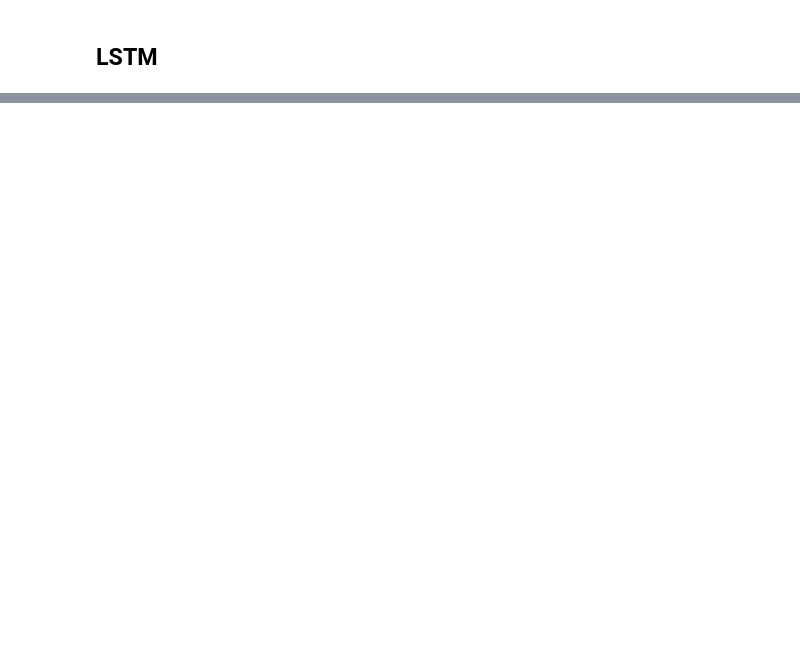
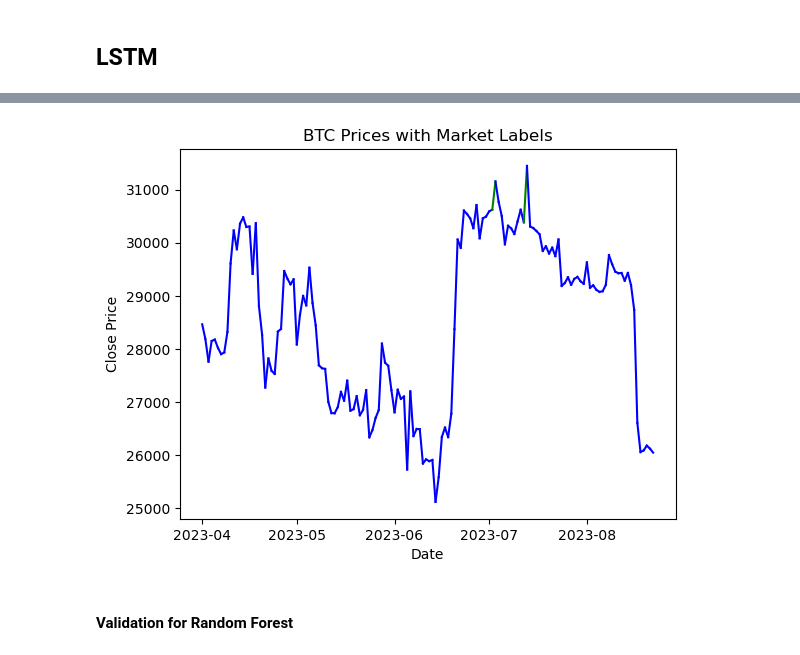
Before and after one commit to v3232/Project-2team-4, a Jupyter notebook: bitcoin_classifier.ipynb, the cells around one changed output, grey strips where cells are left out. Saved outputs shown, nothing was run; the diff lists cells and outputs as text; code cells hidden in the pictures; blank space fills up the shorter version.

```diff
--- a/bitcoin_classifier.ipynb
+++ b/bitcoin_classifier.ipynb
@@ -323,0 +505,7 @@ lstm_pred
+# %%
+
+lg_validation_pred = lg_model.predict(X_validation_scaled)
+
+print("Accuracy on validation data: ", accuracy_score(y_validation, lg_validation_pred))
+print("Confusion Matrix on validation data: \n", confusion_matrix(y_validation, lg_validation_pred))
+print("Classification Report on validation data: \n", classification_report(y_validation, lg_validation_pred))
@@ -323,0 +526,7 @@ lstm_pred
+# %%
+#validation plot for lg model
+plot_colored_market_trends_1(df[validation_date:],lg_validation_pred)
+# %% [output]
+[figure, added]
+# %% [markdown]
+#### Validation for Random Forest
```
Also changed, not shown: parts of 47 cells of this notebook.
